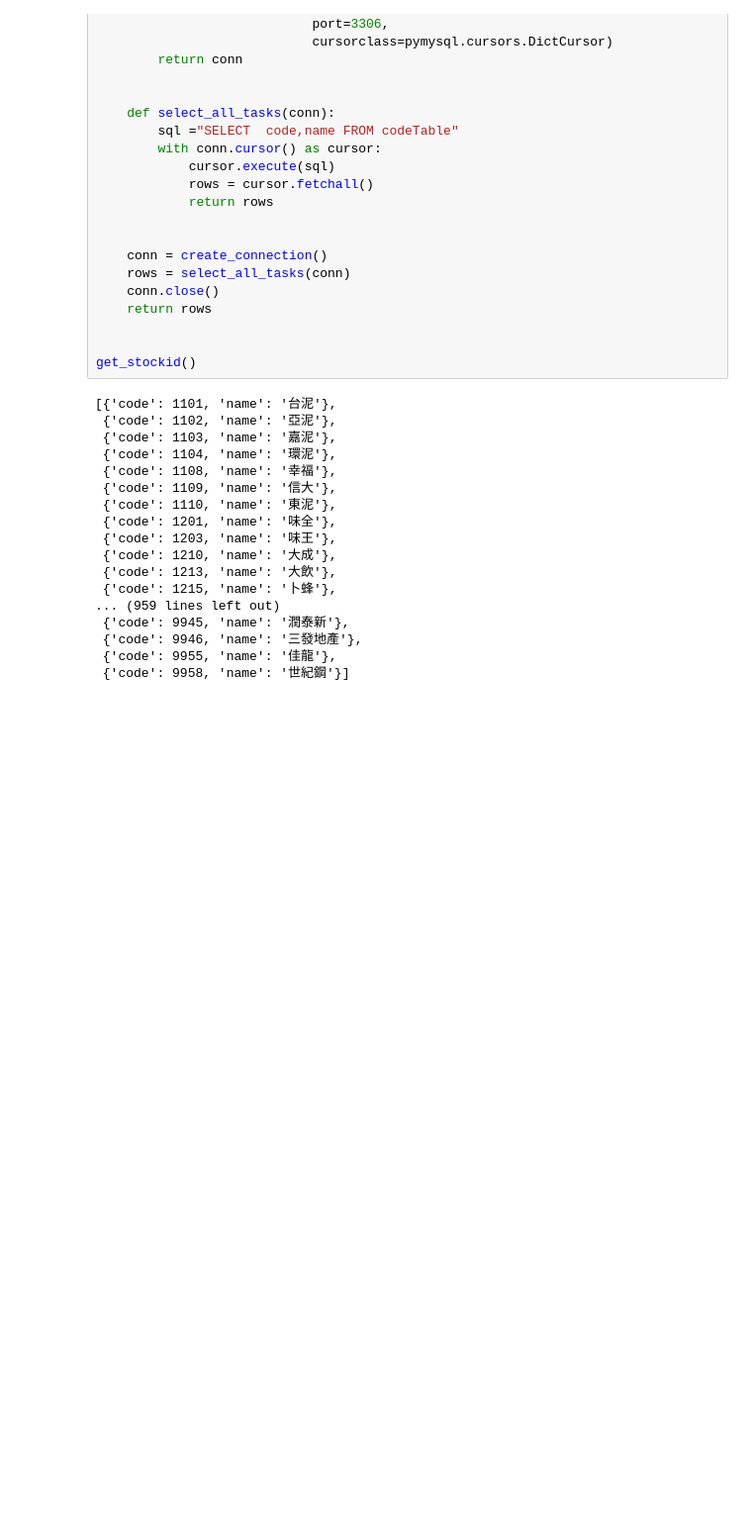
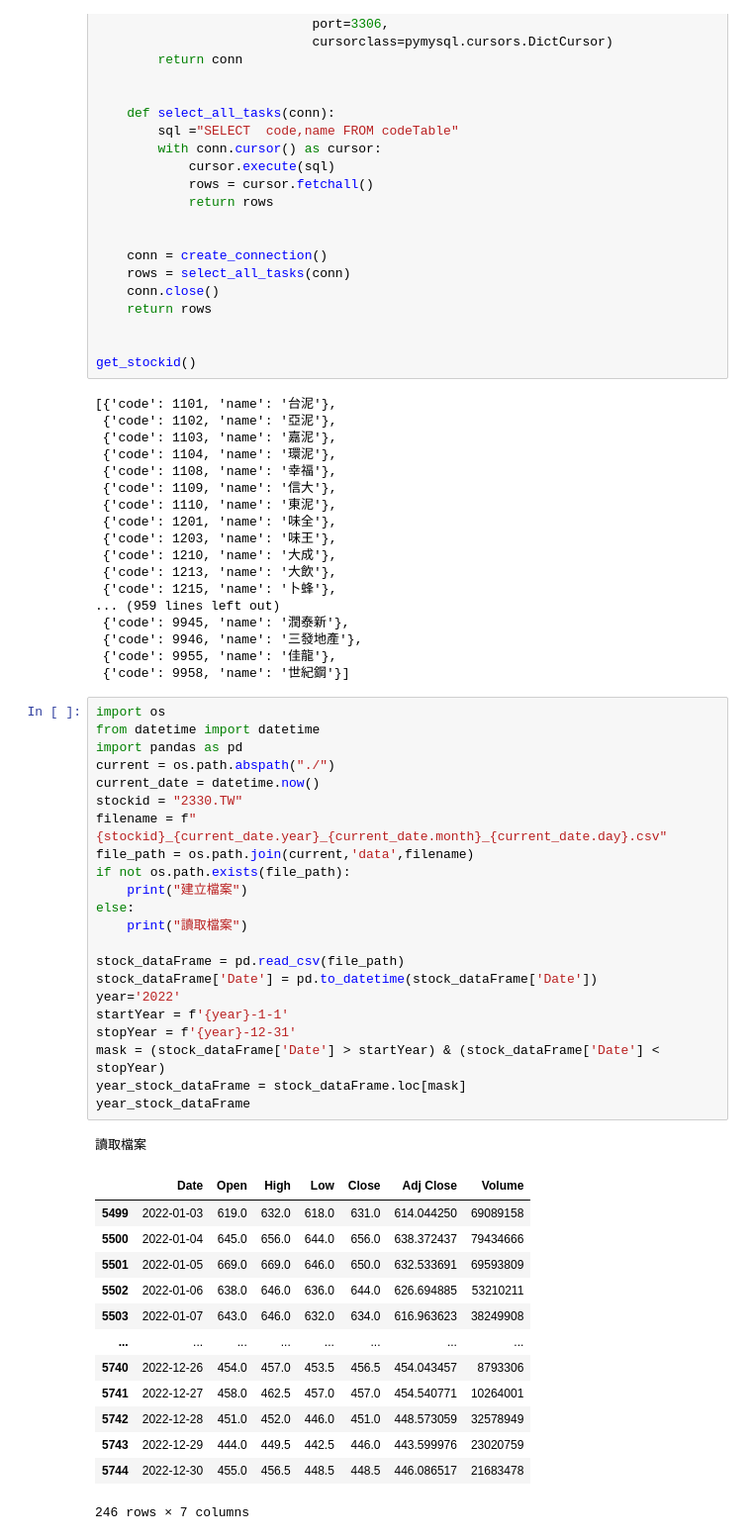
Before and after one commit to roberthsu2003/pythonFlask, a Jupyter notebook: 學院_11202python應用實戰班/2023_05_11/test.ipynb, the cells around one changed output. Shown at 99% size. Saved outputs shown, nothing was run; the diff lists cells and outputs as text; blank space fills up the shorter version.

```diff
--- a/學院_11202python應用實戰班/2023_05_11/test.ipynb
+++ b/學院_11202python應用實戰班/2023_05_11/test.ipynb
@@ -119,3 +118,40 @@ get_stockid()
  {'code': 9946, 'name': '三發地產'},
  {'code': 9955, 'name': '佳龍'},
  {'code': 9958, 'name': '世紀鋼'}]
+# %%
+import os
+from datetime import datetime
+import pandas as pd
+current = os.path.abspath("./")
+current_date = datetime.now()
+stockid = "2330.TW"
+filename = f"{stockid}_{current_date.year}_{current_date.month}_{current_date.day}.csv"
+file_path = os.path.join(current,'data',filename)
+if not os.path.exists(file_path):
+    print("建立檔案")
+else:
+    print("讀取檔案")
+
+stock_dataFrame = pd.read_csv(file_path)
+stock_dataFrame['Date'] = pd.to_datetime(stock_dataFrame['Date'])
+year='2022'
+startYear = f'{year}-1-1'
+stopYear = f'{year}-12-31'
+mask = (stock_dataFrame['Date'] > startYear) & (stock_dataFrame['Date'] < stopYear)
+year_stock_dataFrame = stock_dataFrame.loc[mask]
+year_stock_dataFrame
+# %% [output]
+讀取檔案
+|  | Date | Open | High | Low | Close | Adj Close | Volume |
+| 5499 | 2022-01-03 | 619.0 | 632.0 | 618.0 | 631.0 | 614.044250 | 69089158 |
+| 5500 | 2022-01-04 | 645.0 | 656.0 | 644.0 | 656.0 | 638.372437 | 79434666 |
+| 5501 | 2022-01-05 | 669.0 | 669.0 | 646.0 | 650.0 | 632.533691 | 69593809 |
+| 5502 | 2022-01-06 | 638.0 | 646.0 | 636.0 | 644.0 | 626.694885 | 53210211 |
+| 5503 | 2022-01-07 | 643.0 | 646.0 | 632.0 | 634.0 | 616.963623 | 38249908 |
+| ... | ... | ... | ... | ... | ... | ... | ... |
+| 5740 | 2022-12-26 | 454.0 | 457.0 | 453.5 | 456.5 | 454.043457 | 8793306 |
+| 5741 | 2022-12-27 | 458.0 | 462.5 | 457.0 | 457.0 | 454.540771 | 10264001 |
+| 5742 | 2022-12-28 | 451.0 | 452.0 | 446.0 | 451.0 | 448.573059 | 32578949 |
+| 5743 | 2022-12-29 | 444.0 | 449.5 | 442.5 | 446.0 | 443.599976 | 23020759 |
+| 5744 | 2022-12-30 | 455.0 | 456.5 | 448.5 | 448.5 | 446.086517 | 21683478 |
+246 rows × 7 columns
```
Also changed, not shown: parts of 3 cells of this notebook, 9 other files.
